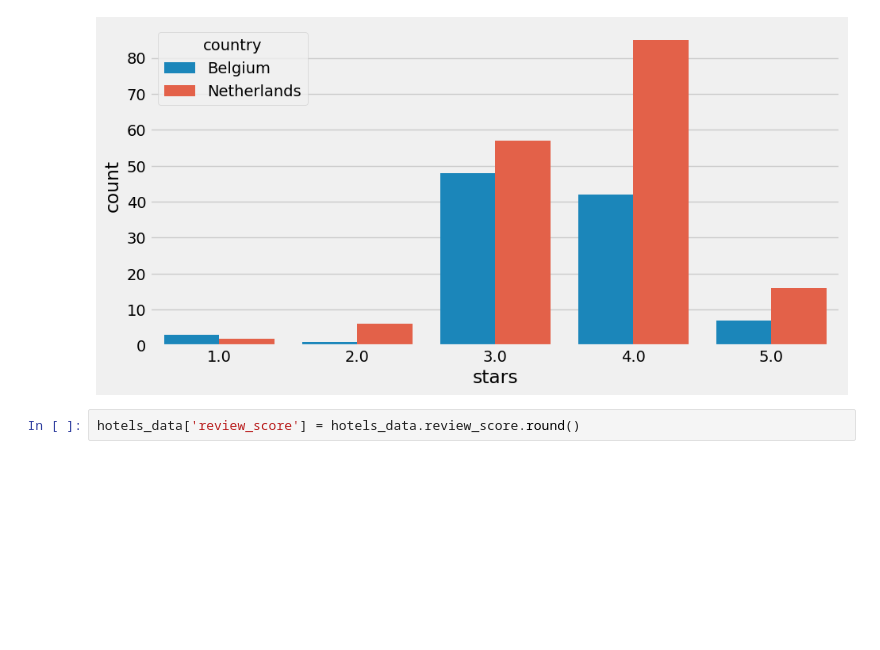
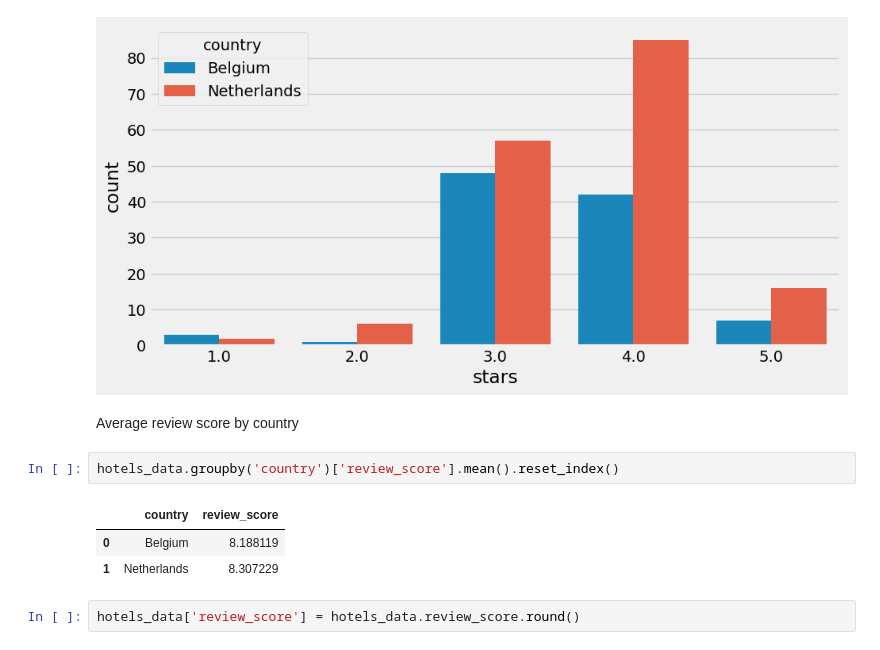
Before and after one commit to TaccheLegend/lighthouse_takehome, a Jupyter notebook: lighthouse_test.ipynb, the cells around one changed output. Cells and saved outputs as stored; diff of their text form; blank space fills up the shorter version.

```diff
--- a/lighthouse_test.ipynb
+++ b/lighthouse_test.ipynb
@@ -705,6 +658,14 @@ sns.countplot(data=hotels_data, x='stars', hue = 'country')
 # %% [output]
 <Axes: xlabel='stars', ylabel='count'>
 [figure]
+# %% [markdown]
+Average review score by country
+# %%
+hotels_data.groupby('country')['review_score'].mean().reset_index()
+# %% [output]
+|  | country | review_score |
+| 0 | Belgium | 8.188119 |
+| 1 | Netherlands | 8.307229 |
 # %%
 hotels_data['review_score'] = hotels_data.review_score.round()
 # %%
```
Also changed, not shown: parts of 30 cells of this notebook.
